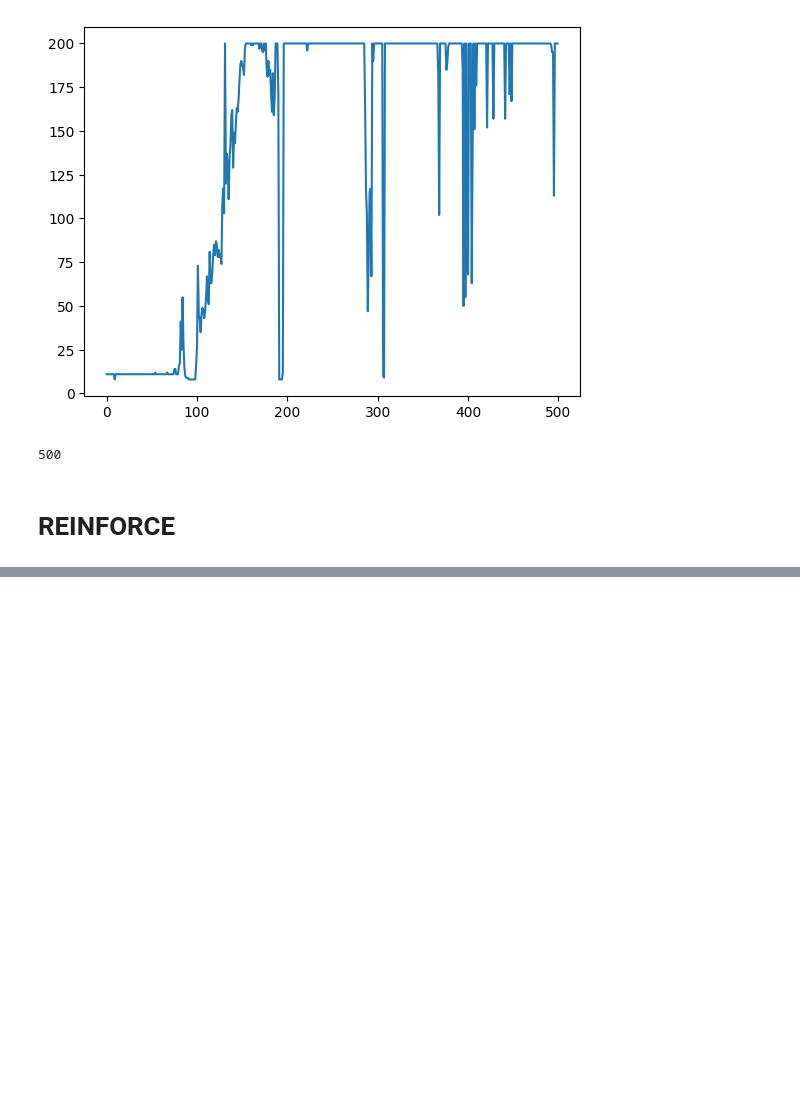
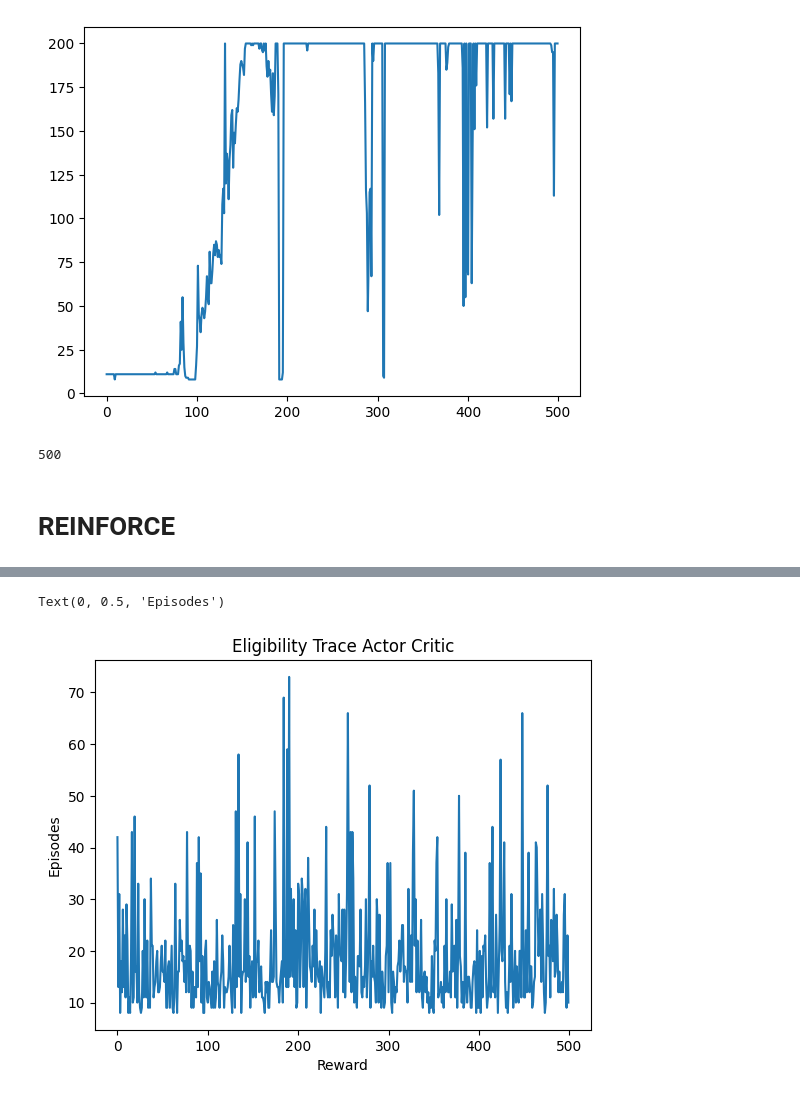
Before and after one commit to waymao/deep-rl, a Jupyter notebook: main.ipynb, the cells around one changed output, grey strips where cells are left out. Cells and saved outputs as stored; diff of their text form; code cells hidden in the pictures; blank space fills up the shorter version.

```diff
--- a/main.ipynb
+++ b/main.ipynb
@@ -159,0 +270,26 @@ plt.plot([p[0] for p in results_r])
+# %%
+for epi in range(500):
+    observation, info = env.reset(seed=0)
+    terminated = False
+    truncated = False
+    epi_len = 0
+    total_return = 0
+
+    while not terminated and not truncated:
+        action = ac1_policy(observation)
+        prev_obs = observation
+        observation, reward, terminated, truncated, info = env.step(action)
+
+        ac2_policy.update({
+            "state": prev_obs,
+            "next_state": observation,
+            "reward": reward,
+            "terminated": terminated,
+            "action": action
+        })
+        epi_len += 1
+        total_return += reward
+
+    print("epi: {}; len: {}; return: {}".format(epi, epi_len, total_return))
+    results_ac2.append((epi_len, total_return))
+env.close()
@@ -159,0 +314,8 @@ plt.plot([p[0] for p in results_r])
+# %%
+plt.plot([p[0] for p in results_ac2])
+plt.title("Eligibility Trace Actor Critic")
+plt.xlabel("Reward")
+plt.ylabel("Episodes")
+# %% [output]
+Text(0, 0.5, 'Episodes')
+[figure, added]
```
Also changed, not shown: parts of 14 cells of this notebook, 2 other files.
